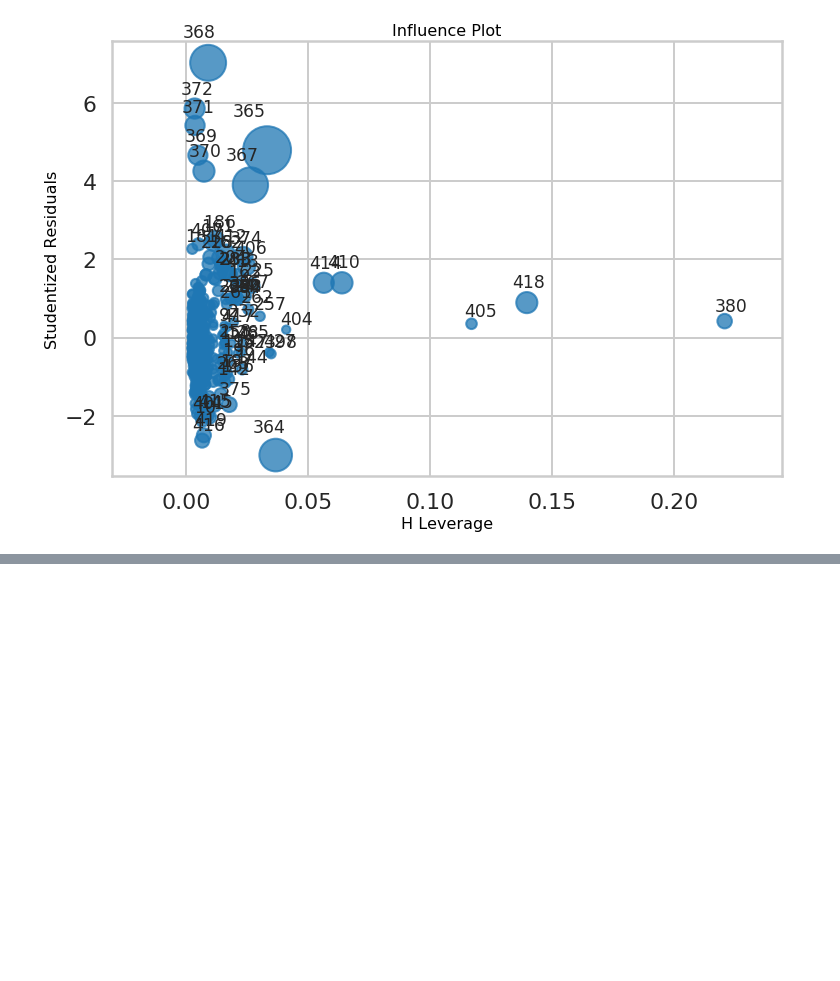
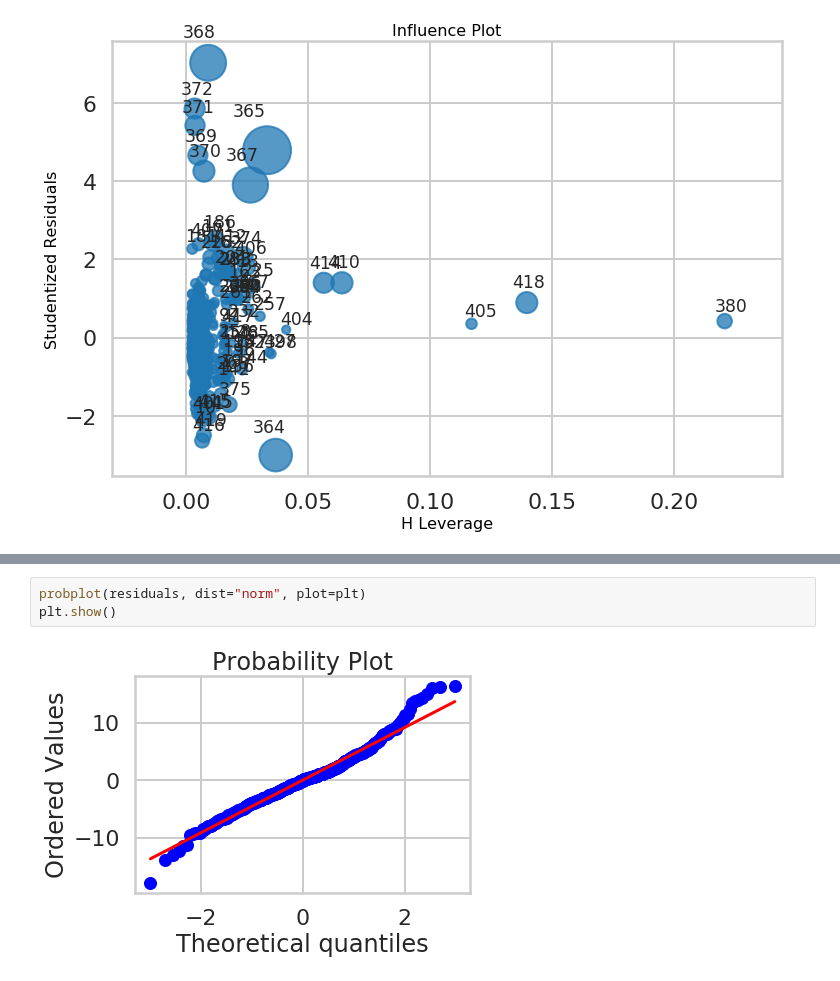
Before and after one commit to ZOvanesyan/Springboard, a Jupyter notebook: linear_regression/Mini_Project_Linear_Regression.ipynb, the cells around one changed output, grey strips where cells are left out. Saved outputs shown, nothing was run; the diff lists cells and outputs as text; blank space fills up the shorter version.

```diff
--- a/linear_regression/Mini_Project_Linear_Regression.ipynb
+++ b/linear_regression/Mini_Project_Linear_Regression.ipynb
@@ -913,2 +940,7 @@ Text(0,0.5,'Residuals')
+# %%
+probplot(residuals, dist="norm", plot=plt)
+plt.show()
+# %% [output]
+[figure, added]
 # %%
 fig, ax = plt.subplots(figsize=(12,8))
```
Also changed, not shown: parts of 8 cells of this notebook.
